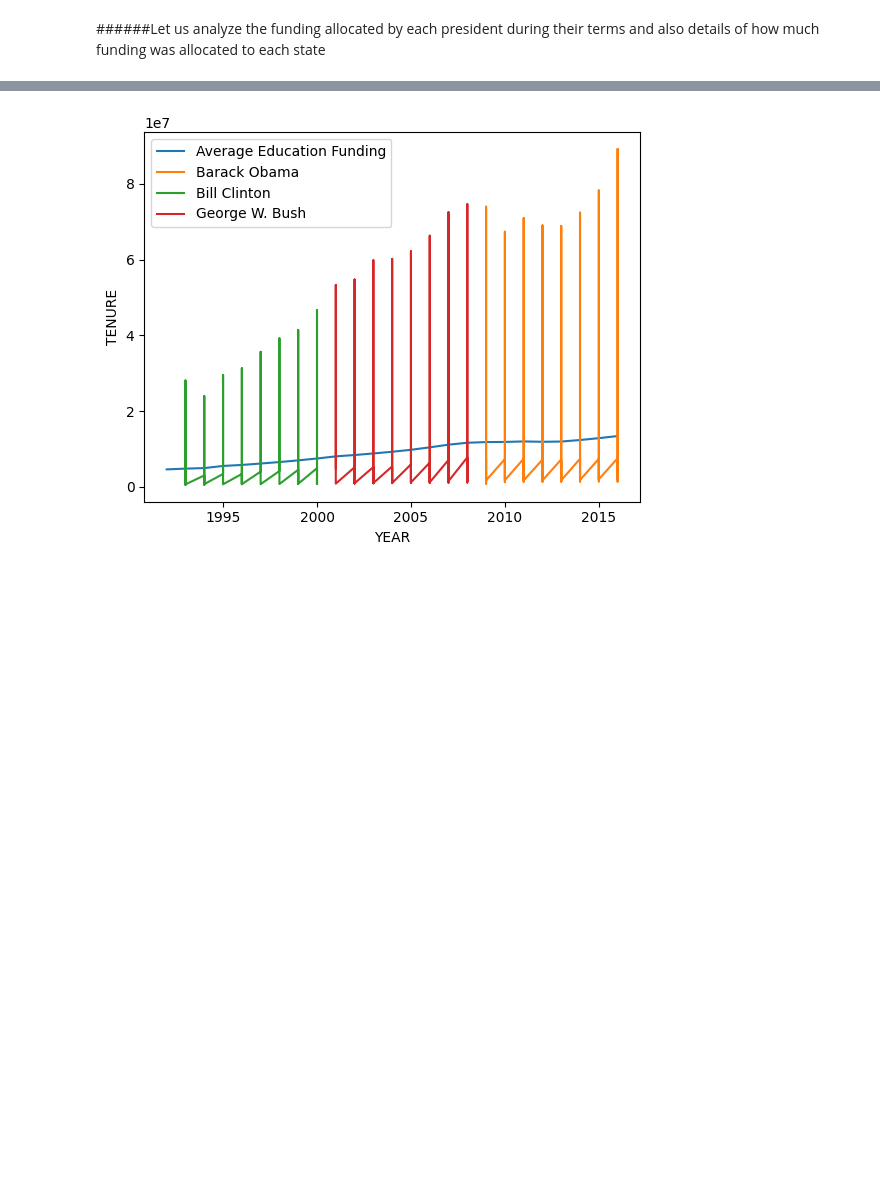
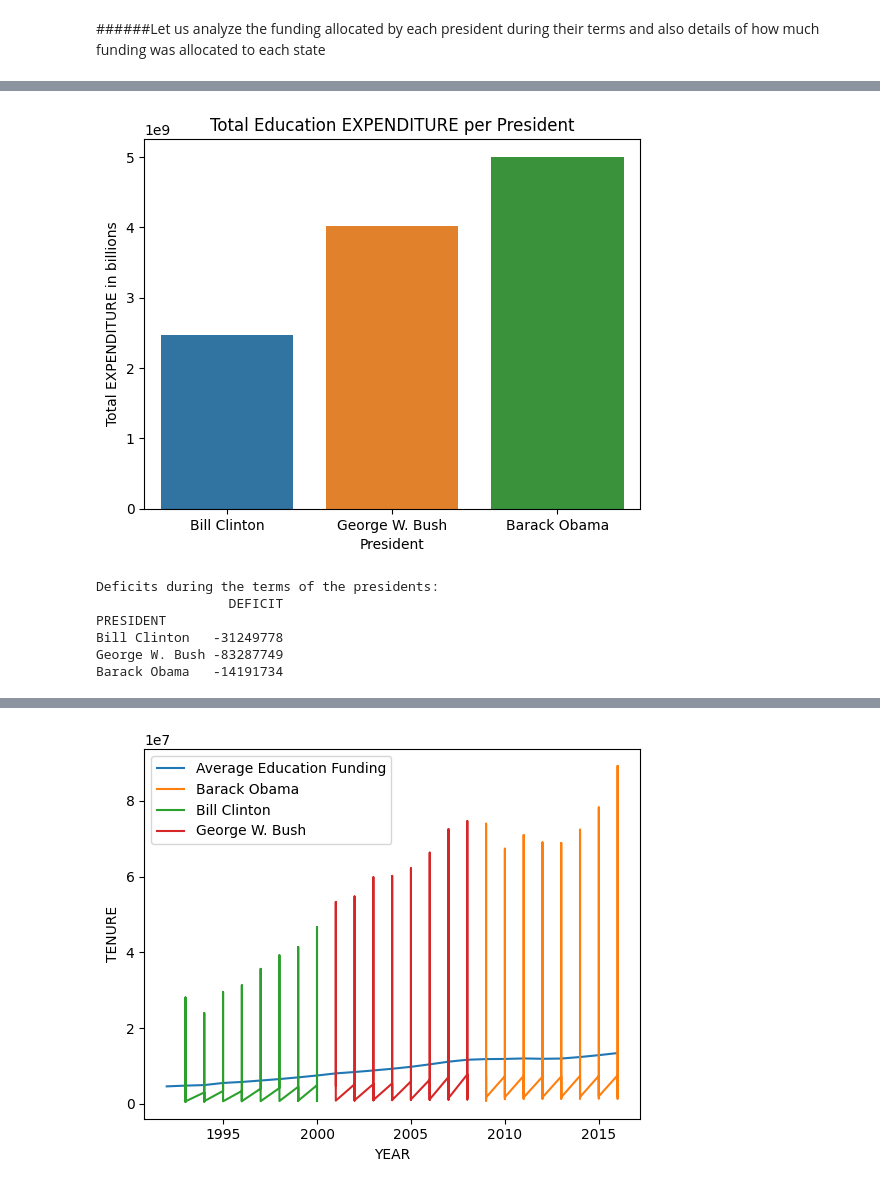
Before and after one commit to MeghanaSai74818/Data-Analysis, a Jupyter notebook: Education Funding Analysis/United_States_Educational_Finances_Analysis.ipynb, the cells around one changed output, grey strips where cells are left out. Saved outputs shown, nothing was run; the diff lists cells and outputs as text; code cells hidden in the pictures; blank space fills up the shorter version.

```diff
--- a/Education Funding Analysis/United_States_Educational_Finances_Analysis.ipynb
+++ b/Education Funding Analysis/United_States_Educational_Finances_Analysis.ipynb
@@ -207,0 +220,31 @@ plt.show()
+# %%
+data_pr_exp = data_states[['YEAR', 'STATE', 'TOTAL_EXPENDITURE']]
+data_pe = data_pr_exp[data_pr_exp['YEAR'].between(1993, 2016)].copy()
+president_order = ['Bill Clinton', 'George W. Bush', 'Barack Obama']
+
+PRESIDENT = []
+for y in data_pe['YEAR']:
+    if y >= 1993 and y < 2001:
+        PRESIDENT.append('Bill Clinton')
+    elif y >= 2001 and y < 2009:
+        PRESIDENT.append('George W. Bush')
+    else:
+        PRESIDENT.append('Barack Obama')
+
+data_pe['PRESIDENT'] = PRESIDENT
+data_pe['PRESIDENT'] = pd.Categorical(data_pe['PRESIDENT'], categories=president_order, ordered=True)
+data_grouped = data_pe.groupby('PRESIDENT')['TOTAL_EXPENDITURE'].sum().to_frame()
+data_grouped['FOLD_INCREASE'] = data_grouped['TOTAL_EXPENDITURE'] / data_grouped['TOTAL_EXPENDITURE'].shift(1)
+
+print("TOTAL EXPENDITURE Dduring Each President:")
+print(data_grouped)
+
+print("\nFold Increase from Earliest President to Second and Third President:")
+fold_increase_second = data_grouped.iloc[1]['FOLD_INCREASE']
+fold_increase_third = data_grouped.iloc[2]['FOLD_INCREASE']
+print(f"Fold Increase from Earliest to Second President: {fold_increase_second:.2f}")
+print(f"Fold Increase from Earliest to Third President: {fold_increase_third:.2f}")
+
+print("\nOverall Fold Increase from First President to Most Recent President:")
+overall_fold_increase = data_grouped['FOLD_INCREASE'].prod()
+print(f"Overall Fold Increase: {overall_fold_increase:.2f}")
@@ -208 +265,24 @@ plt.show()
+# %%
+data_grouped_pe = data_pe.groupby('PRESIDENT')['TOTAL_EXPENDITURE'].sum().to_frame()
+data_grouped_pe
+sns.barplot(data = data_grouped_pe, x = data_grouped.index, y='TOTAL_EXPENDITURE')
+plt.title('Total Education EXPENDITURE per President')
+plt.xlabel('President')
+plt.ylabel('Total EXPENDITURE in billions')
+plt.show()
+# %% [output]
+[figure, added]
+# %%
+deficit = data_grouped_p['TOTAL_REVENUE'] - data_grouped_pe['TOTAL_EXPENDITURE']
+data_grouped['DEFICIT'] = deficit
+
+print("Deficits during the terms of the presidents:")
+print(data_grouped[['DEFICIT']])
+# %% [output]
+Deficits during the terms of the presidents:
+                 DEFICIT
+PRESIDENT
+Bill Clinton   -31249778
+George W. Bush -83287749
+Barack Obama   -14191734
 # %% [markdown]
```
Also changed, not shown: parts of 16 cells of this notebook.
